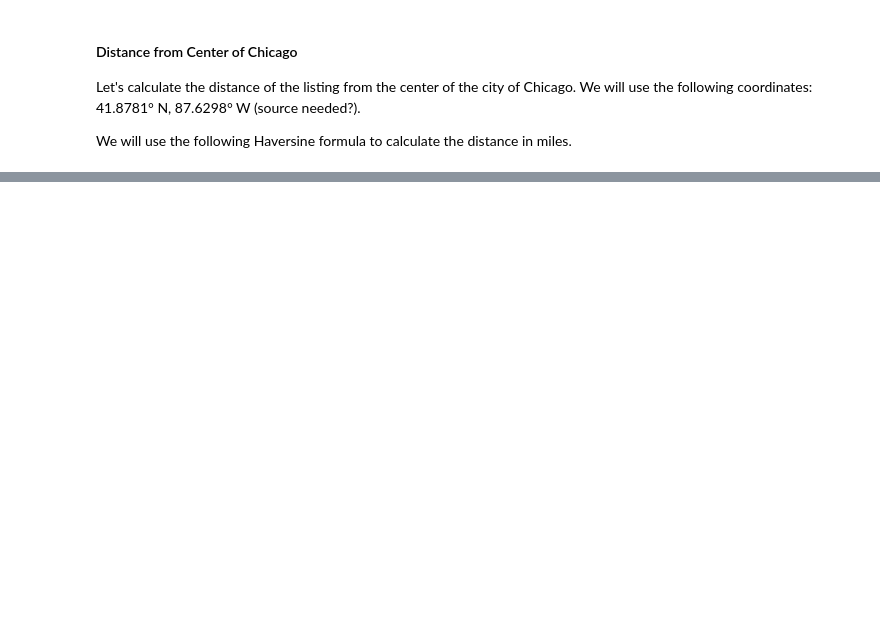
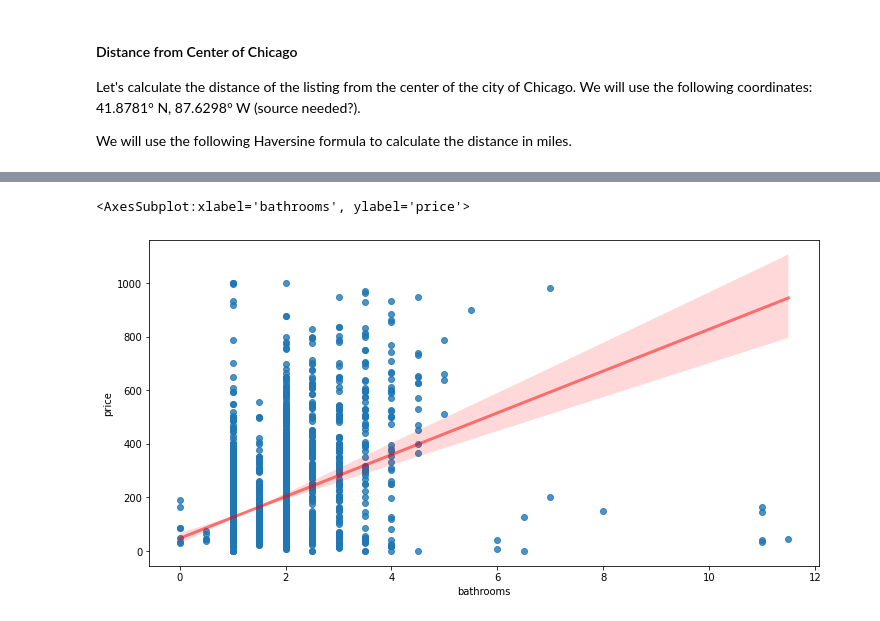
Before and after one commit to Summer-luna/Fall2021-IST5520-Group5, a Jupyter notebook: Data Manipulation.ipynb, the cells around one changed output, grey strips where cells are left out. Drawn from its saved outputs; the diff is of its cells as text; code cells hidden in the pictures; blank space fills up the shorter version.

```diff
--- a/Data Manipulation.ipynb
+++ b/Data Manipulation.ipynb
@@ -421,0 +401,5 @@ plt.show()
+# %%
+simp_list_dat = list_dat[['bathrooms','no_of_amen','d_center','price','review_scores_rating','review_scores_accuracy',
+                         'review_scores_cleanliness','review_scores_checkin','review_scores_communication',
+                         'review_scores_location','review_scores_value']]
+simp_list_dat.info()
@@ -421,0 +425,3 @@ plt.show()
+# %%
+simp_list_dat = simp_list_dat.dropna()
+simp_list_dat.info()
@@ -421,0 +525,8 @@ plt.show()
+# %%
+# Draw a scatter plot with linear regression line
+plt.figure(figsize=(12,6))
+sb.regplot(x="bathrooms", y="price",
+            line_kws={"color":"r","alpha":0.5,"lw":3}, data=simp_list_dat)
+# %% [output]
+<AxesSubplot:xlabel='bathrooms', ylabel='price'>
+[figure, added]
```
Also changed, not shown: parts of 17 cells of this notebook.
